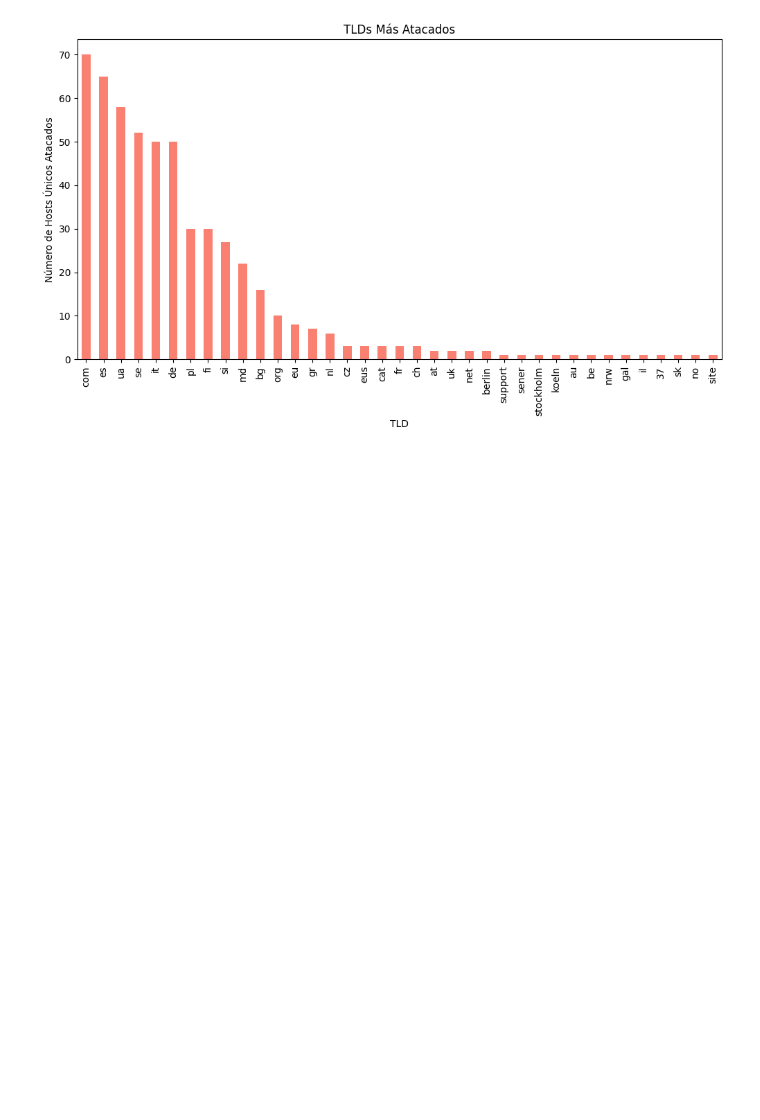
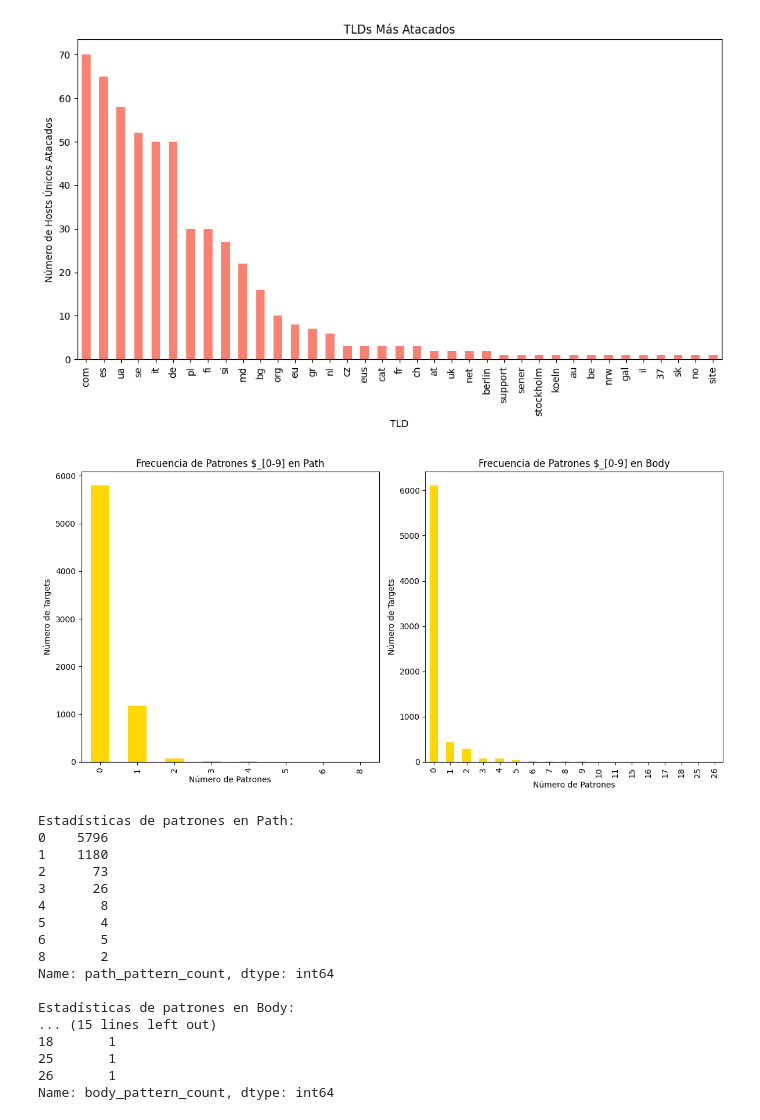
Before and after one commit to M3str3/NoName-KSchool, a Jupyter notebook: notebook/regs.ipynb, the cells around one changed output. Cells and saved outputs as stored; diff of their text form; code cells hidden in the pictures; blank space fills up the shorter version.

```diff
--- a/notebook/regs.ipynb
+++ b/notebook/regs.ipynb
@@ -233,3 +222,58 @@ no            1
 site          1
 Name: tld, dtype: int64
 [figure]
+# %%
+import re
+
+def count_pattern(pattern, text):
+    if pd.isnull(text):
+        return 0
+    return len(re.findall(pattern, text))
+
+pattern = r'\$_[0-9]'
+
+flattened_df['path_pattern_count'] = flattened_df['path'].apply(lambda x: count_pattern(pattern, x))
+flattened_df['body_pattern_count'] = flattened_df['body.value'].apply(lambda x: count_pattern(pattern, x))
+
+path_pattern_stats = flattened_df['path_pattern_count'].value_counts().sort_index()
+body_pattern_stats = flattened_df['body_pattern_count'].value_counts().sort_index()
+
+plt.figure(figsize=(12, 6))
+plt.subplot(1, 2, 1)
+path_pattern_stats.plot(kind='bar', color=AMARILLO)
+plt.title('Frecuencia de Patrones $_[0-9] en Path')
+plt.ylabel('Número de Targets')
+plt.xlabel('Número de Patrones')
+
+plt.subplot(1, 2, 2)
+body_pattern_stats.plot(kind='bar', color=AMARILLO)
+plt.title('Frecuencia de Patrones $_[0-9] en Body')
+plt.ylabel('Número de Targets')
+plt.xlabel('Número de Patrones')
+
+plt.tight_layout()
+plt.show()
+
+print("Estadísticas de patrones en Path:")
+print(path_pattern_stats)
+print("\nEstadísticas de patrones en Body:")
+print(body_pattern_stats)
+# %% [output]
+[figure, added]
+Estadísticas de patrones en Path:
+0    5796
+1    1180
+2      73
+3      26
+4       8
+5       4
+6       5
+8       2
+Name: path_pattern_count, dtype: int64
+
+Estadísticas de patrones en Body:
+... (15 lines left out)
+18       1
+25       1
+26       1
+Name: body_pattern_count, dtype: int64
```
Also changed, not shown: parts of 10 cells of this notebook, 1 other file.
